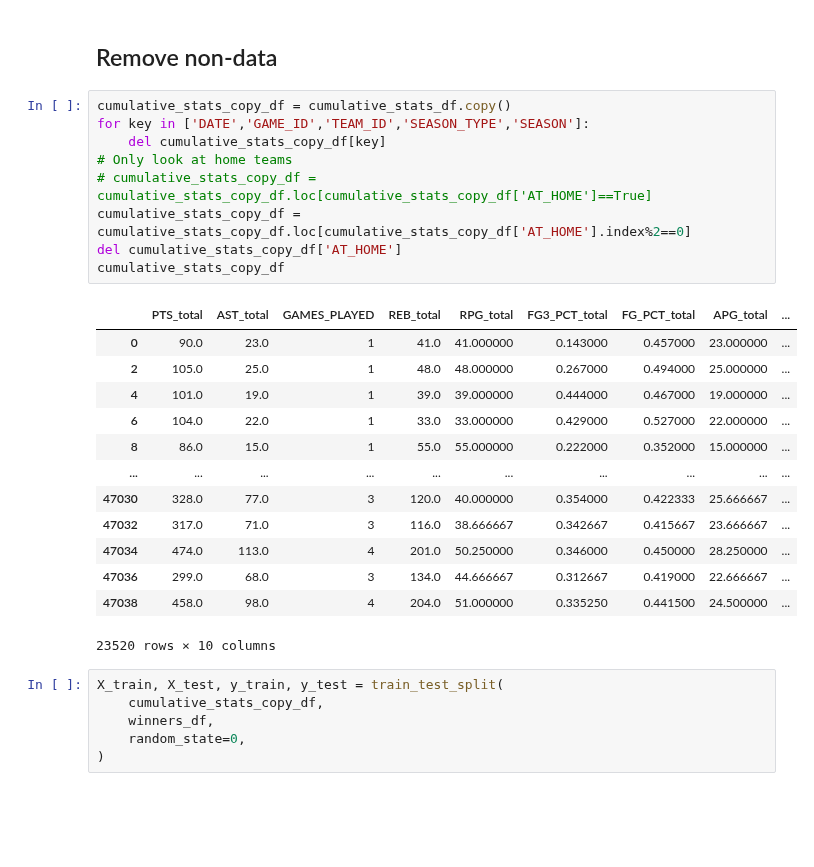
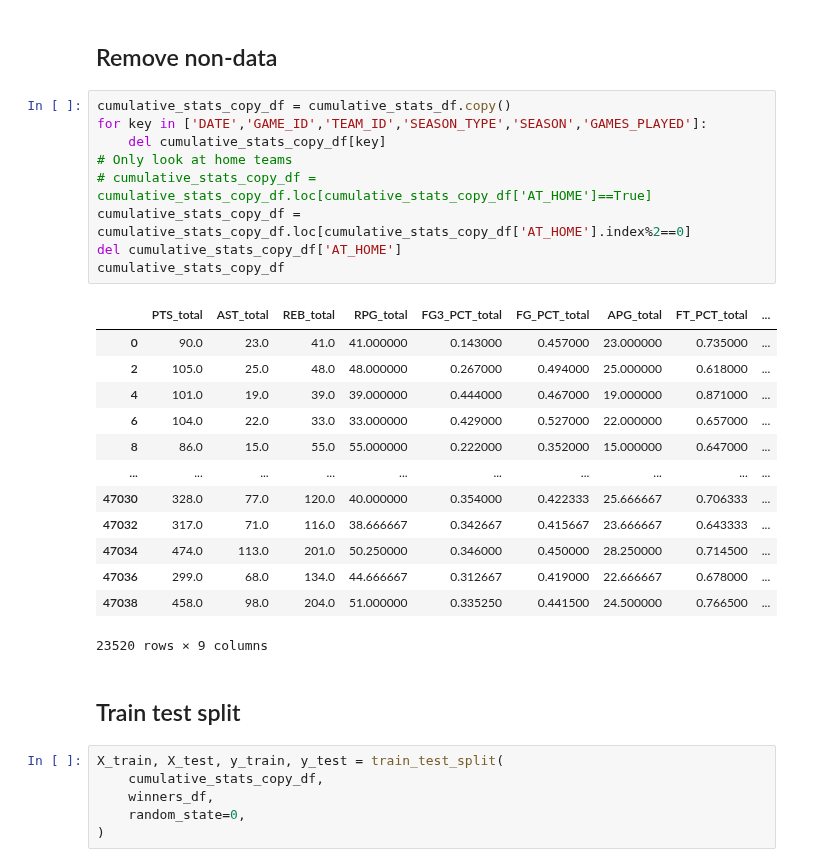
Before and after one commit to psalire/cmpe255-term-project, a Jupyter notebook: classifiers/decision-tree/decision_tree.ipynb, the cells around one changed output. Saved outputs shown, nothing was run; the diff lists cells and outputs as text; blank space fills up the shorter version.

```diff
--- a/classifiers/decision-tree/decision_tree.ipynb
+++ b/classifiers/decision-tree/decision_tree.ipynb
@@ -67,27 +67,29 @@ cumulative_stats_df
 ## Remove non-data
 # %%
 cumulative_stats_copy_df = cumulative_stats_df.copy()
-for key in ['DATE','GAME_ID','TEAM_ID','SEASON_TYPE','SEASON']:
+for key in ['DATE','GAME_ID','TEAM_ID','SEASON_TYPE','SEASON','GAMES_PLAYED']:
     del cumulative_stats_copy_df[key]
 # Only look at home teams
 # cumulative_stats_copy_df = cumulative_stats_copy_df.loc[cumulative_stats_copy_df['AT_HOME']==True]
 cumulative_stats_copy_df = cumulative_stats_copy_df.loc[cumulative_stats_copy_df['AT_HOME'].index%2==0]
 del cumulative_stats_copy_df['AT_HOME']
 cumulative_stats_copy_df
 # %% [output]
-|  | PTS_total | AST_total | GAMES_PLAYED | REB_total | RPG_total | FG3_PCT_total | FG_PCT_total | APG_total | ... |
-| 0 | 90.0 | 23.0 | 1 | 41.0 | 41.000000 | 0.143000 | 0.457000 | 23.000000 | ... |
-| 2 | 105.0 | 25.0 | 1 | 48.0 | 48.000000 | 0.267000 | 0.494000 | 25.000000 | ... |
-| 4 | 101.0 | 19.0 | 1 | 39.0 | 39.000000 | 0.444000 | 0.467000 | 19.000000 | ... |
-| 6 | 104.0 | 22.0 | 1 | 33.0 | 33.000000 | 0.429000 | 0.527000 | 22.000000 | ... |
-| 8 | 86.0 | 15.0 | 1 | 55.0 | 55.000000 | 0.222000 | 0.352000 | 15.000000 | ... |
+|  | PTS_total | AST_total | REB_total | RPG_total | FG3_PCT_total | FG_PCT_total | APG_total | FT_PCT_total | ... |
+| 0 | 90.0 | 23.0 | 41.0 | 41.000000 | 0.143000 | 0.457000 | 23.000000 | 0.735000 | ... |
+| 2 | 105.0 | 25.0 | 48.0 | 48.000000 | 0.267000 | 0.494000 | 25.000000 | 0.618000 | ... |
+| 4 | 101.0 | 19.0 | 39.0 | 39.000000 | 0.444000 | 0.467000 | 19.000000 | 0.871000 | ... |
+| 6 | 104.0 | 22.0 | 33.0 | 33.000000 | 0.429000 | 0.527000 | 22.000000 | 0.657000 | ... |
+| 8 | 86.0 | 15.0 | 55.0 | 55.000000 | 0.222000 | 0.352000 | 15.000000 | 0.647000 | ... |
 | ... | ... | ... | ... | ... | ... | ... | ... | ... | ... |
-| 47030 | 328.0 | 77.0 | 3 | 120.0 | 40.000000 | 0.354000 | 0.422333 | 25.666667 | ... |
-| 47032 | 317.0 | 71.0 | 3 | 116.0 | 38.666667 | 0.342667 | 0.415667 | 23.666667 | ... |
-| 47034 | 474.0 | 113.0 | 4 | 201.0 | 50.250000 | 0.346000 | 0.450000 | 28.250000 | ... |
-| 47036 | 299.0 | 68.0 | 3 | 134.0 | 44.666667 | 0.312667 | 0.419000 | 22.666667 | ... |
-| 47038 | 458.0 | 98.0 | 4 | 204.0 | 51.000000 | 0.335250 | 0.441500 | 24.500000 | ... |
+| 47030 | 328.0 | 77.0 | 120.0 | 40.000000 | 0.354000 | 0.422333 | 25.666667 | 0.706333 | ... |
+| 47032 | 317.0 | 71.0 | 116.0 | 38.666667 | 0.342667 | 0.415667 | 23.666667 | 0.643333 | ... |
+| 47034 | 474.0 | 113.0 | 201.0 | 50.250000 | 0.346000 | 0.450000 | 28.250000 | 0.714500 | ... |
+| 47036 | 299.0 | 68.0 | 134.0 | 44.666667 | 0.312667 | 0.419000 | 22.666667 | 0.678000 | ... |
+| 47038 | 458.0 | 98.0 | 204.0 | 51.000000 | 0.335250 | 0.441500 | 24.500000 | 0.766500 | ... |
-23520 rows × 10 columns
+23520 rows × 9 columns
+# %% [markdown]
+## Train test split
 # %%
 X_train, X_test, y_train, y_test = train_test_split(
     cumulative_stats_copy_df,
```
Also changed, not shown: parts of 13 cells of this notebook.
